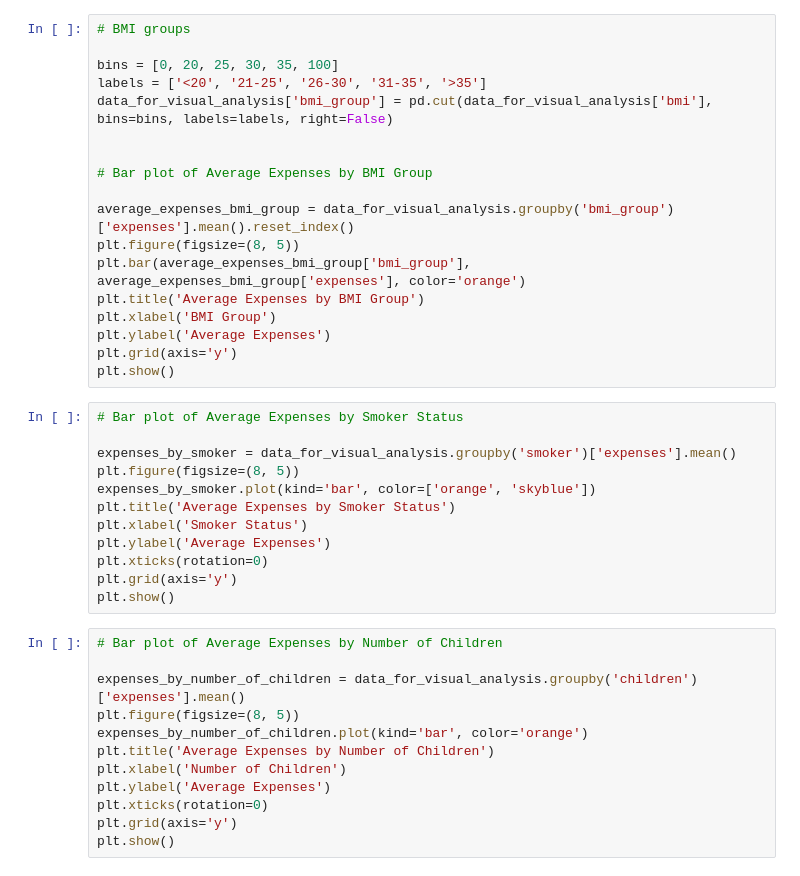
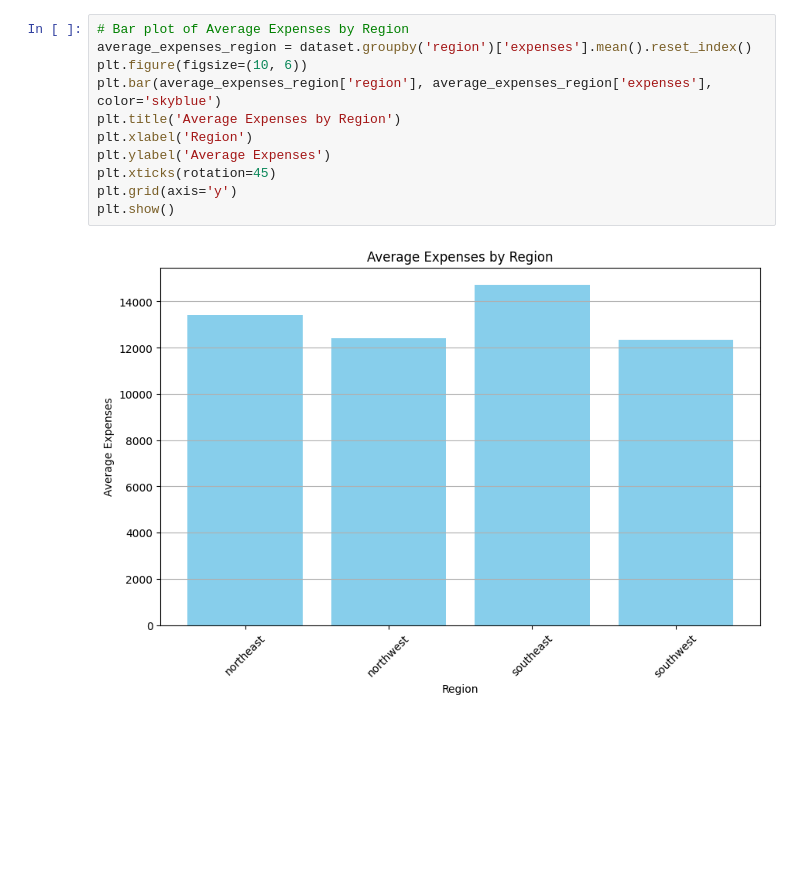
Before and after one commit to agsafronenko/Machine-Learning-Linear-Regression-Health-Costs-Calculator, a Jupyter notebook: FCC_predict_health_costs_with_regression.ipynb, the cells around one changed output. Cells and saved outputs as stored; diff of their text form; blank space fills up the shorter version.

```diff
--- a/FCC_predict_health_costs_with_regression.ipynb
+++ b/FCC_predict_health_costs_with_regression.ipynb
@@ -62,42 +105,13 @@ plt.show()
 # %%
-# BMI groups
-
-bins = [0, 20, 25, 30, 35, 100]
-labels = ['<20', '21-25', '26-30', '31-35', '>35']
-data_for_visual_analysis['bmi_group'] = pd.cut(data_for_visual_analysis['bmi'], bins=bins, labels=labels, right=False)
-
-
-# Bar plot of Average Expenses by BMI Group
-
-average_expenses_bmi_group = data_for_visual_analysis.groupby('bmi_group')['expenses'].mean().reset_index()
-plt.figure(figsize=(8, 5))
-plt.bar(average_expenses_bmi_group['bmi_group'], average_expenses_bmi_group['expenses'], color='orange')
-plt.title('Average Expenses by BMI Group')
-plt.xlabel('BMI Group')
+# Bar plot of Average Expenses by Region
+average_expenses_region = dataset.groupby('region')['expenses'].mean().reset_index()
+plt.figure(figsize=(10, 6))
+plt.bar(average_expenses_region['region'], average_expenses_region['expenses'], color='skyblue')
+plt.title('Average Expenses by Region')
+plt.xlabel('Region')
 plt.ylabel('Average Expenses')
+plt.xticks(rotation=45)
 plt.grid(axis='y')
 plt.show()
+# %% [output]
+[figure, added]
-# %%
-# Bar plot of Average Expenses by Smoker Status
-
-expenses_by_smoker = data_for_visual_analysis.groupby('smoker')['expenses'].mean()
-plt.figure(figsize=(8, 5))
-expenses_by_smoker.plot(kind='bar', color=['orange', 'skyblue'])
-plt.title('Average Expenses by Smoker Status')
-plt.xlabel('Smoker Status')
-plt.ylabel('Average Expenses')
-plt.xticks(rotation=0)
-plt.grid(axis='y')
-plt.show()
-# %%
-# Bar plot of Average Expenses by Number of Children
-
-expenses_by_number_of_children = data_for_visual_analysis.groupby('children')['expenses'].mean()
-plt.figure(figsize=(8, 5))
-expenses_by_number_of_children.plot(kind='bar', color='orange')
-plt.title('Average Expenses by Number of Children')
-plt.xlabel('Number of Children')
-plt.ylabel('Average Expenses')
-plt.xticks(rotation=0)
-plt.grid(axis='y')
-plt.show()
```
Also changed, not shown: parts of 16 cells of this notebook.
